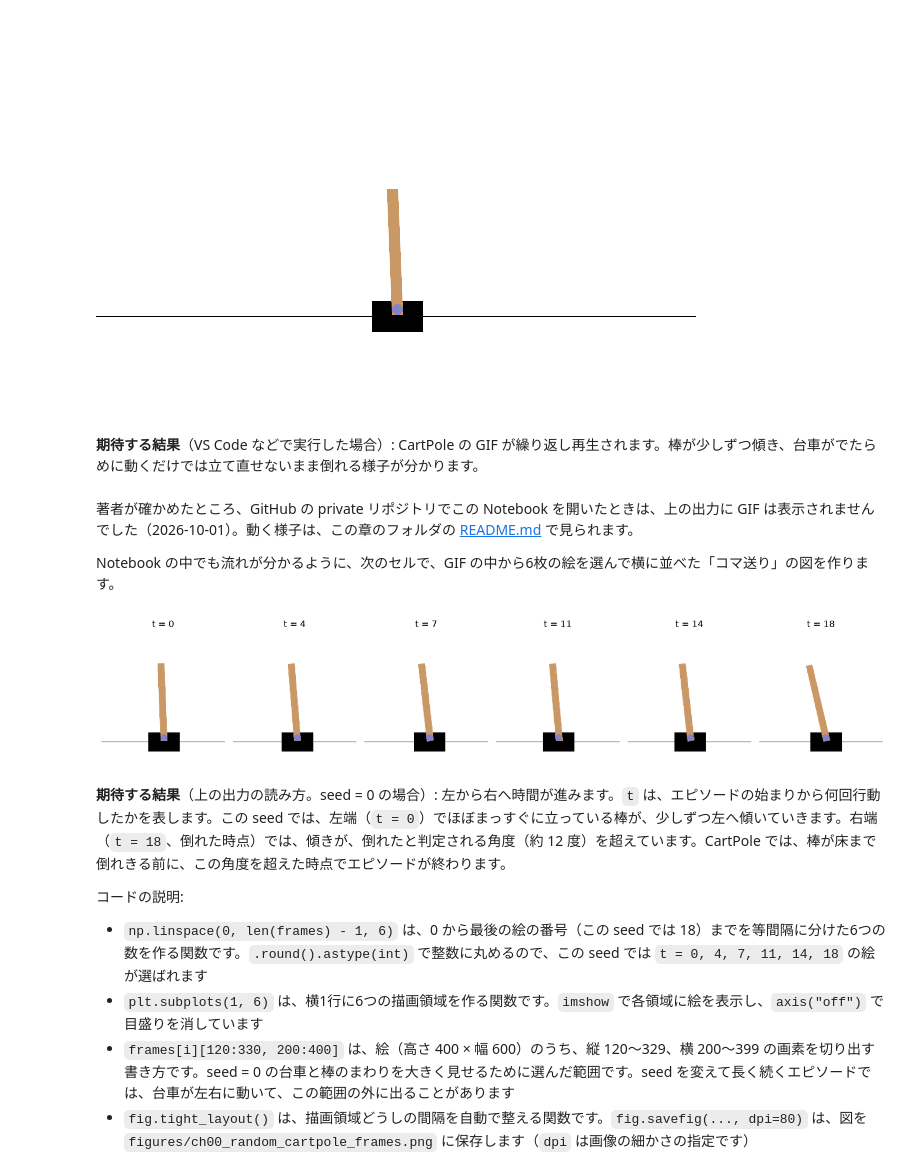
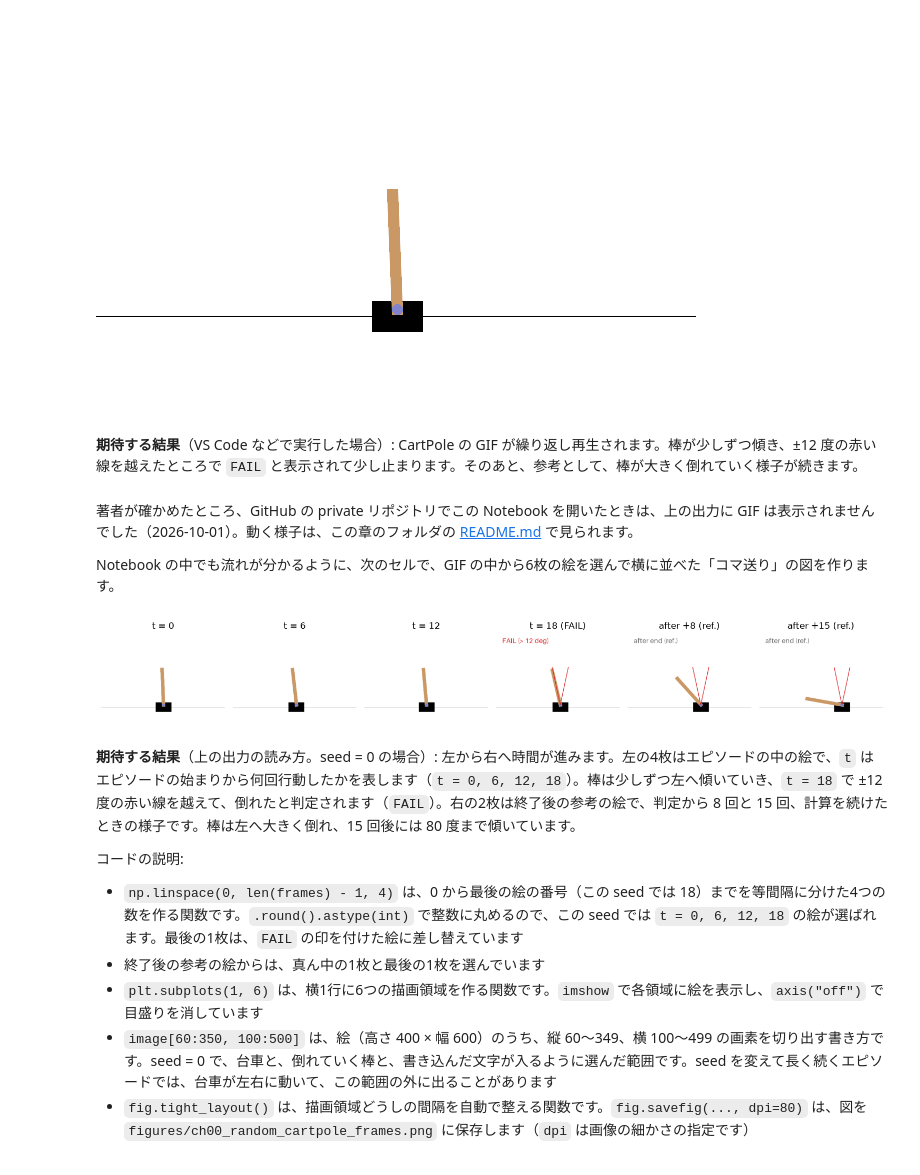
Before and after one commit to SanghunIm1991/gymnasium-rl-textbook, a Jupyter notebook: chapters/ch00_setup_check/ch00_setup_check.ipynb, the cells around one changed output. Drawn from its saved outputs; the diff is of its cells as text; code cells hidden in the pictures.

```diff
--- a/chapters/ch00_setup_check/ch00_setup_check.ipynb
+++ b/chapters/ch00_setup_check/ch00_setup_check.ipynb
@@ -144,7 +211,7 @@ Image(filename=gif_path)
 # %% [output]
 [figure]
 # %% [markdown]
-**期待する結果**（VS Code などで実行した場合）: CartPole の GIF が繰り返し再生されます。棒が少しずつ傾き、台車がでたらめに動くだけでは立て直せないまま倒れる様子が分かります。
+**期待する結果**（VS Code などで実行した場合）: CartPole の GIF が繰り返し再生されます。棒が少しずつ傾き、±12 度の赤い線を越えたところで `FAIL` と表示されて少し止まります。そのあと、参考として、棒が大きく倒れていく様子が続きます。
 # %% [markdown]
 著者が確かめたところ、GitHub の private リポジトリでこの Notebook を開いたときは、上の出力に GIF は表示されませんでした（2026-10-01）。動く様子は、この章のフォルダの [README.md](README.md) で見られます。
 
@@ -152,26 +219,33 @@ Notebook の中でも流れが分かるように、次のセルで、GIF の中
 # %%
 import matplotlib.pyplot as plt
 
-# GIF の絵から、最初から最後までを等間隔に6枚選び、台車と棒のまわりを切り出して横に並べる
-picks = np.linspace(0, len(frames) - 1, 6).round().astype(int)
-fig, axes = plt.subplots(1, len(picks), figsize=(15, 3.2))
-for ax, i in zip(axes, picks):
-    ax.imshow(frames[i][120:330, 200:400])
-    ax.set_title(f"t = {i}")
+# エピソードの中から4枚（最後は判定の瞬間）、終了後の参考から2枚を選び、台車と棒のまわりを切り出して横に並べる
+episode_picks = np.linspace(0, len(frames) - 1, 4).round().astype(int)
+panels = [(frames[i], f"t = {i}") for i in episode_picks[:-1]]
+panels.append((failed_frame, f"t = {episode_picks[-1]} (FAIL)"))
+middle = len(after_frames) // 2
+panels.append((after_frames[middle], f"after +{middle + 1} (ref.)"))
+panels.append((after_frames[-1], f"after +{len(after_frames)} (ref.)"))
+
+fig, axes = plt.subplots(1, len(panels), figsize=(15, 3.2))
+for ax, (image, title) in zip(axes, panels):
+    ax.imshow(image[60:350, 100:500])
+    ax.set_title(title)
     ax.axis("off")
 fig.tight_layout()
 fig.savefig(Path("figures") / "ch00_random_cartpole_frames.png", dpi=80)
 plt.show()
 # %% [output]
-[figure, old version]
+[figure, new version]
 # %% [markdown]
-**期待する結果**（上の出力の読み方。seed = 0 の場合）: 左から右へ時間が進みます。`t` は、エピソードの始まりから何回行動したかを表します。この seed では、左端（`t = 0`）でほぼまっすぐに立っている棒が、少しずつ左へ傾いていきます。右端（`t = 18`、倒れた時点）では、傾きが、倒れたと判定される角度（約 12 度）を超えています。CartPole では、棒が床まで倒れきる前に、この角度を超えた時点でエピソードが終わります。
+**期待する結果**（上の出力の読み方。seed = 0 の場合）: 左から右へ時間が進みます。左の4枚はエピソードの中の絵で、`t` はエピソードの始まりから何回行動したかを表します（`t = 0, 6, 12, 18`）。棒は少しずつ左へ傾いていき、`t = 18` で ±12 度の赤い線を越えて、倒れたと判定されます（`FAIL`）。右の2枚は終了後の参考の絵で、判定から 8 回と 15 回、計算を続けたときの様子です。棒は左へ大きく倒れ、15 回後には 80 度まで傾いています。
 
 コードの説明:
 
-- `np.linspace(0, len(frames) - 1, 6)` は、0 から最後の絵の番号（この seed では 18）までを等間隔に分けた6つの数を作る関数です。`.round().astype(int)` で整数に丸めるので、この seed では `t = 0, 4, 7, 11, 14, 18` の絵が選ばれます
+- `np.linspace(0, len(frames) - 1, 4)` は、0 から最後の絵の番号（この seed では 18）までを等間隔に分けた4つの数を作る関数です。`.round().astype(int)` で整数に丸めるので、この seed では `t = 0, 6, 12, 18` の絵が選ばれます。最後の1枚は、`FAIL` の印を付けた絵に差し替えています
+- 終了後の参考の絵からは、真ん中の1枚と最後の1枚を選んでいます
 - `plt.subplots(1, 6)` は、横1行に6つの描画領域を作る関数です。`imshow` で各領域に絵を表示し、`axis("off")` で目盛りを消しています
-- `frames[i][120:330, 200:400]` は、絵（高さ 400 × 幅 600）のうち、縦 120〜329、横 200〜399 の画素を切り出す書き方です。seed = 0 の台車と棒のまわりを大きく見せるために選んだ範囲です。seed を変えて長く続くエピソードでは、台車が左右に動いて、この範囲の外に出ることがあります
+- `image[60:350, 100:500]` は、絵（高さ 400 × 幅 600）のうち、縦 60〜349、横 100〜499 の画素を切り出す書き方です。seed = 0 で、台車と、倒れていく棒と、書き込んだ文字が入るように選んだ範囲です。seed を変えて長く続くエピソードでは、台車が左右に動いて、この範囲の外に出ることがあります
 - `fig.tight_layout()` は、描画領域どうしの間隔を自動で整える関数です。`fig.savefig(..., dpi=80)` は、図を `figures/ch00_random_cartpole_frames.png` に保存します（`dpi` は画像の細かさの指定です）
 # %% [markdown]
 ## 5. まとめ
```
Also changed, not shown: parts of 8 cells of this notebook, 4 other files.
